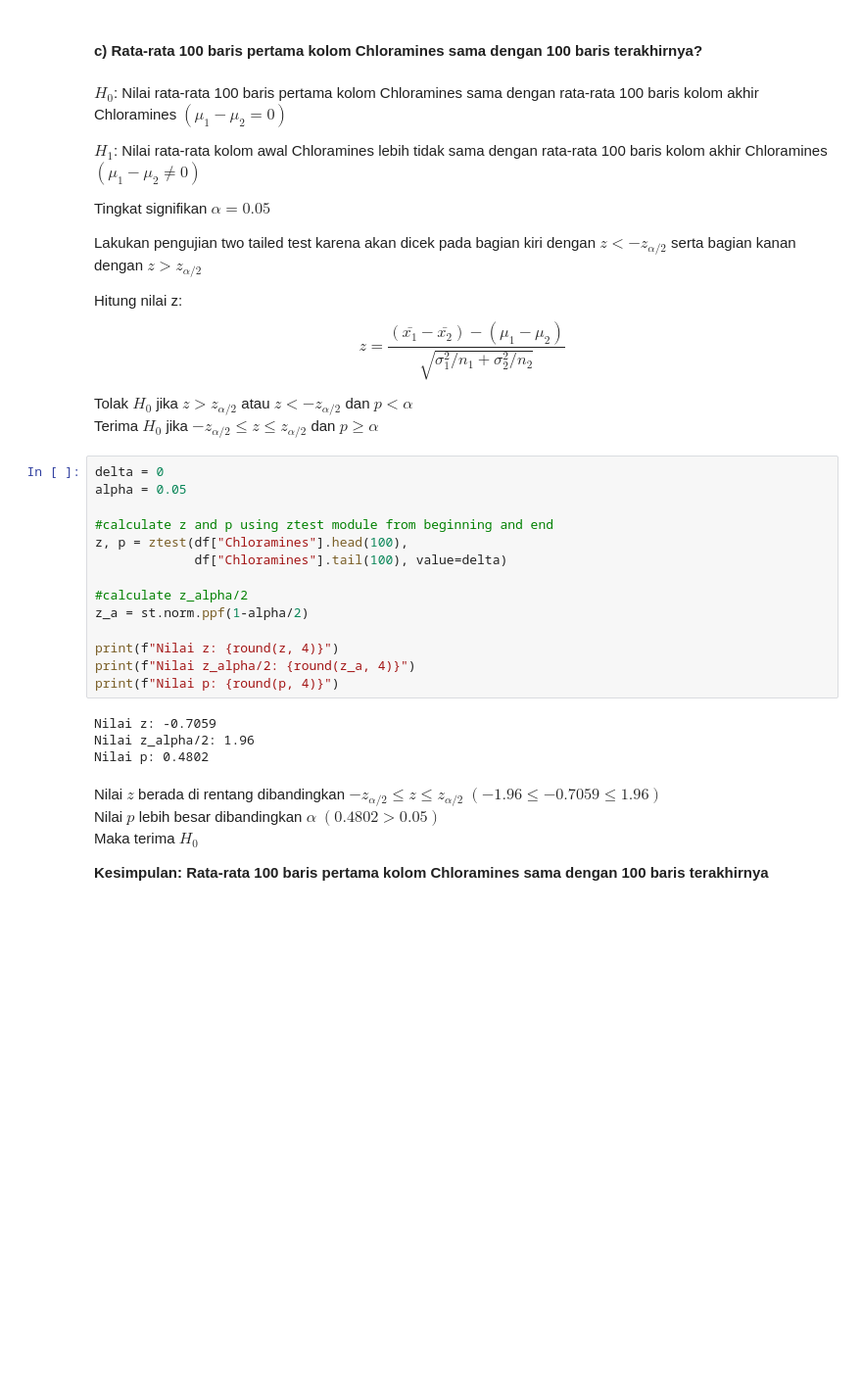
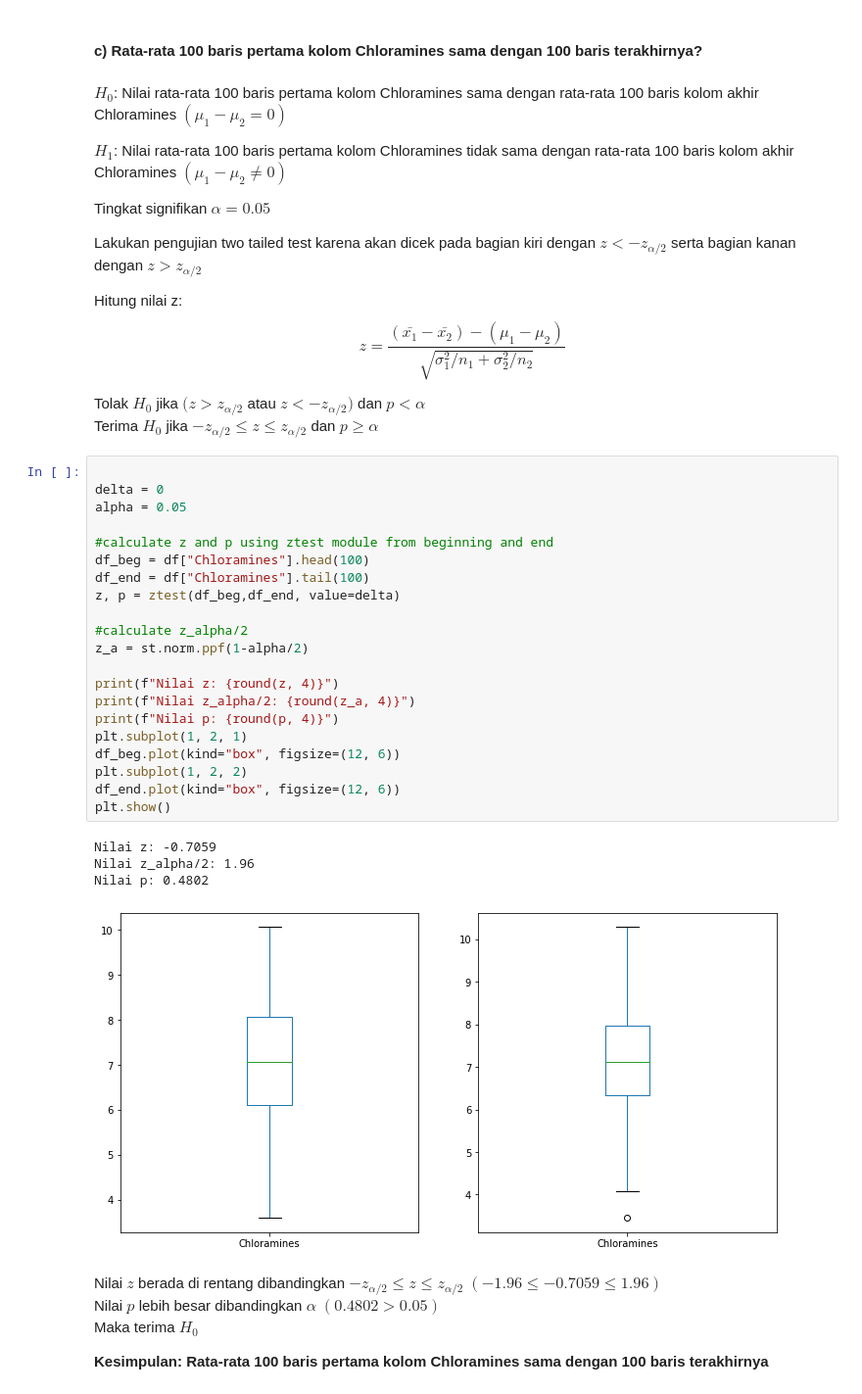
Before and after one commit to IloveNooodles/Probstat-Water-Potability, a Jupyter notebook: src/nomor5.ipynb, the cells around one changed output. Shown: that part at 98% size. Cells and saved outputs as stored; diff of their text form; blank space fills up the shorter version.

```diff
--- a/src/nomor5.ipynb
+++ b/src/nomor5.ipynb
@@ -97,7 +122,7 @@ Maka tolak $H_0$
 # %% [markdown]
 $H_0$: Nilai rata-rata 100 baris pertama kolom Chloramines sama dengan rata-rata 100 baris kolom akhir Chloramines $(\mu_1 - \mu_2 = 0)$
 
-$H_1$: Nilai rata-rata kolom awal Chloramines lebih tidak sama dengan rata-rata 100 baris kolom akhir Chloramines $(\mu_1 - \mu_2 \ne 0)$
+$H_1$: Nilai rata-rata 100 baris pertama kolom Chloramines tidak sama dengan rata-rata 100 baris kolom akhir Chloramines $(\mu_1 - \mu_2 \ne 0)$
 
 Tingkat signifikan $\alpha = 0.05$
 
@@ -106,26 +131,34 @@ Lakukan pengujian two tailed test karena akan dicek pada bagian kiri dengan $z <
 Hitung nilai z:
 $$ z = \frac{(\bar{x_1} - \bar{x_2}) - (\mu_1 - \mu_2)}{\sqrt{{\sigma_1^2/n_1} + {\sigma_2^2/n_2}}} $$
 
-Tolak $H_0$ jika $z > z_{\alpha/2}$ atau $z < -z_{\alpha/2}$ dan $p < \alpha$
+Tolak $H_0$ jika $(z > z_{\alpha/2}$ atau $z < -z_{\alpha/2})$ dan $p < \alpha$
 Terima $H_0$ jika $-z_{\alpha/2} \le z \le z_{\alpha/2}$ dan $p \ge \alpha$
 # %%
+
 delta = 0
 alpha = 0.05
 
 #calculate z and p using ztest module from beginning and end
-z, p = ztest(df["Chloramines"].head(100),
-             df["Chloramines"].tail(100), value=delta)
+df_beg = df["Chloramines"].head(100)
+df_end = df["Chloramines"].tail(100)
+z, p = ztest(df_beg,df_end, value=delta)
 
 #calculate z_alpha/2
 z_a = st.norm.ppf(1-alpha/2)
 
 print(f"Nilai z: {round(z, 4)}")
 print(f"Nilai z_alpha/2: {round(z_a, 4)}")
 print(f"Nilai p: {round(p, 4)}")
+plt.subplot(1, 2, 1)
+df_beg.plot(kind="box", figsize=(12, 6))
+plt.subplot(1, 2, 2)
+df_end.plot(kind="box", figsize=(12, 6))
+plt.show()
 # %% [output]
 Nilai z: -0.7059
 Nilai z_alpha/2: 1.96
 Nilai p: 0.4802
+[figure, added]
 # %% [markdown]
 Nilai $z$ berada di rentang dibandingkan $-z_{\alpha/2} \le z \le z_{\alpha/2}$ $(-1.96 \le -0.7059 \le 1.96)$
 Nilai $p$ lebih besar dibandingkan $\alpha$  $(0.4802 > 0.05)$
```
Also changed, not shown: parts of 8 cells of this notebook.
